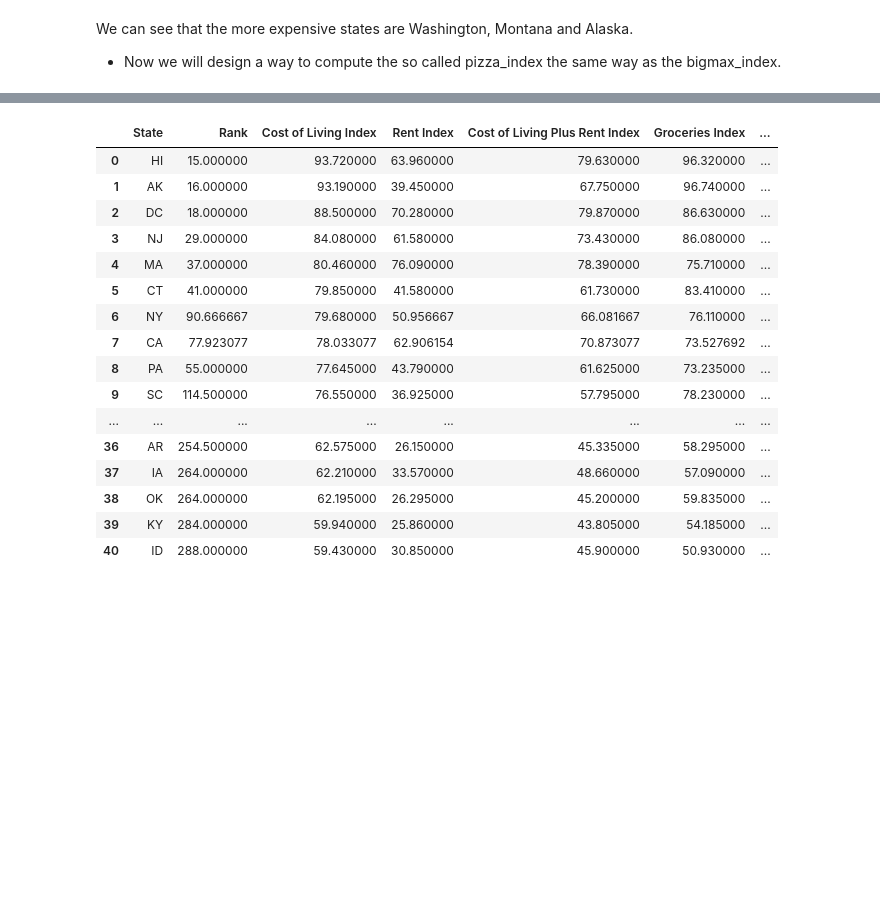
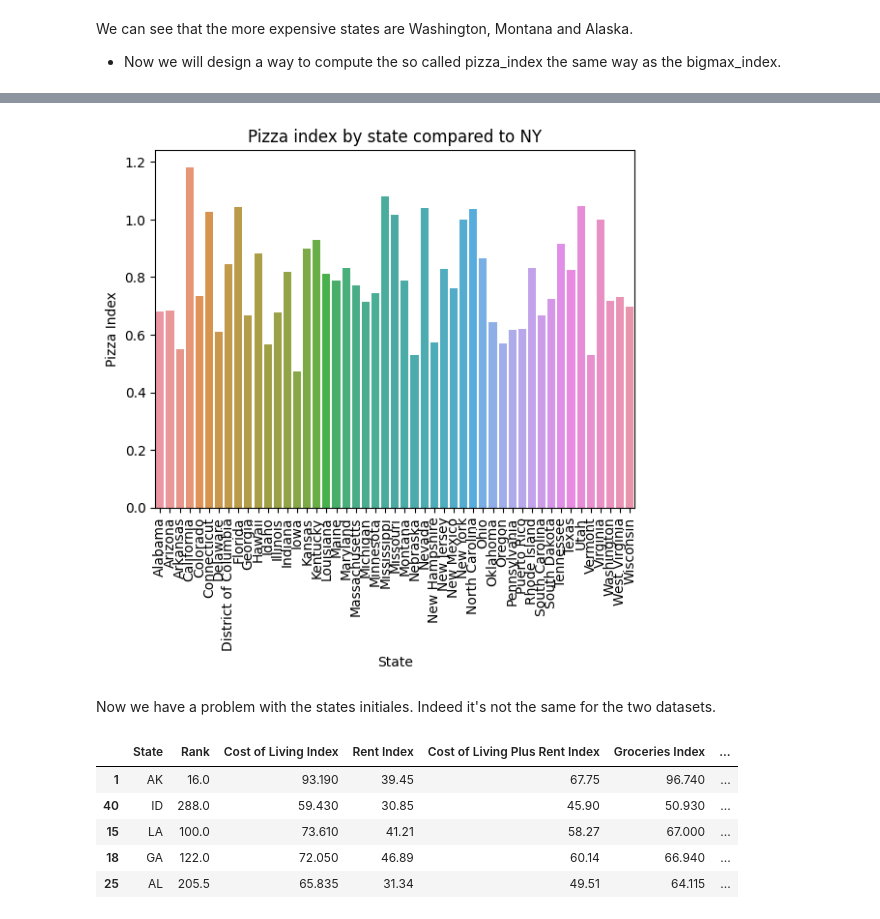
Before and after one commit to com-480-data-visualization/project-2023-viz-exe, a Jupyter notebook: Pizza_index.ipynb, the cells around one changed output, grey strips where cells are left out. Cells and saved outputs as stored; diff of their text form; code cells hidden in the pictures; blank space fills up the shorter version.

```diff
--- a/Pizza_index.ipynb
+++ b/Pizza_index.ipynb
@@ -154,20 +215,20 @@ plt.show()
+# %%
+sns.barplot(x=mean_price_by_state.index, y='pizza_index_NY', data=mean_price_by_state, errorbar=None)
+plt.xlabel('State')
+plt.ylabel('Pizza Index')
+plt.title('Pizza index by state compared to NY')
+plt.xticks(rotation=90)  # rotate x-axis labels by 90 degrees
+plt.show()
+# %% [output]
+[figure, added]
+# %% [markdown]
+Now we have a problem with the states initiales. Indeed it's not the same for the two datasets.
 # %%
-living_cost_USA_by_STATE
+living_cost_USA_by_STATE.sample(5)
 # %% [output]
 |  | State | Rank | Cost of Living Index | Rent Index | Cost of Living Plus Rent Index | Groceries Index | ... |
-| 0 | HI | 15.000000 | 93.720000 | 63.960000 | 79.630000 | 96.320000 | ... |
-| 1 | AK | 16.000000 | 93.190000 | 39.450000 | 67.750000 | 96.740000 | ... |
-| 2 | DC | 18.000000 | 88.500000 | 70.280000 | 79.870000 | 86.630000 | ... |
-| 3 | NJ | 29.000000 | 84.080000 | 61.580000 | 73.430000 | 86.080000 | ... |
-| 4 | MA | 37.000000 | 80.460000 | 76.090000 | 78.390000 | 75.710000 | ... |
-| 5 | CT | 41.000000 | 79.850000 | 41.580000 | 61.730000 | 83.410000 | ... |
-| 6 | NY | 90.666667 | 79.680000 | 50.956667 | 66.081667 | 76.110000 | ... |
-| 7 | CA | 77.923077 | 78.033077 | 62.906154 | 70.873077 | 73.527692 | ... |
-| 8 | PA | 55.000000 | 77.645000 | 43.790000 | 61.625000 | 73.235000 | ... |
-| 9 | SC | 114.500000 | 76.550000 | 36.925000 | 57.795000 | 78.230000 | ... |
-| ... | ... | ... | ... | ... | ... | ... | ... |
-| 36 | AR | 254.500000 | 62.575000 | 26.150000 | 45.335000 | 58.295000 | ... |
-| 37 | IA | 264.000000 | 62.210000 | 33.570000 | 48.660000 | 57.090000 | ... |
-| 38 | OK | 264.000000 | 62.195000 | 26.295000 | 45.200000 | 59.835000 | ... |
-| 39 | KY | 284.000000 | 59.940000 | 25.860000 | 43.805000 | 54.185000 | ... |
-| 40 | ID | 288.000000 | 59.430000 | 30.850000 | 45.900000 | 50.930000 | ... |
+| 1 | AK | 16.0 | 93.190 | 39.45 | 67.75 | 96.740 | ... |
+| 40 | ID | 288.0 | 59.430 | 30.85 | 45.90 | 50.930 | ... |
+| 15 | LA | 100.0 | 73.610 | 41.21 | 58.27 | 67.000 | ... |
+| 18 | GA | 122.0 | 72.050 | 46.89 | 60.14 | 66.940 | ... |
+| 25 | AL | 205.5 | 65.835 | 31.34 | 49.51 | 64.115 | ... |
```
Also changed, not shown: parts of 45 cells of this notebook, 2 other files.
